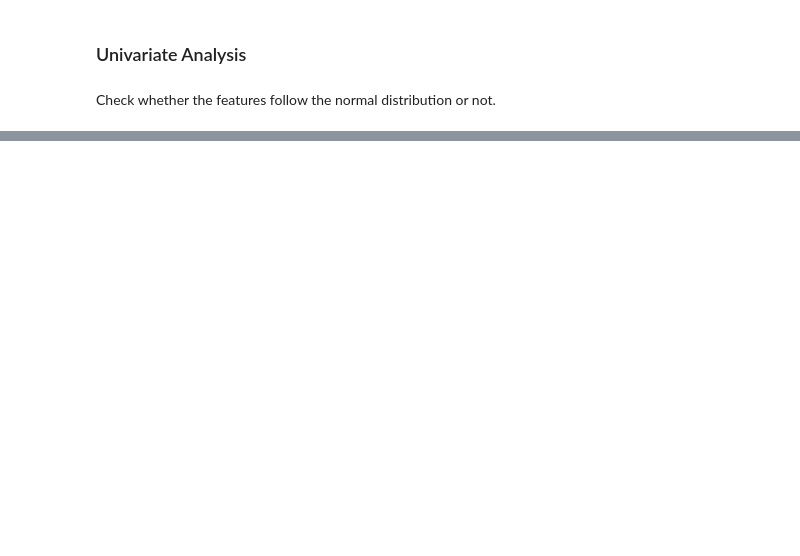
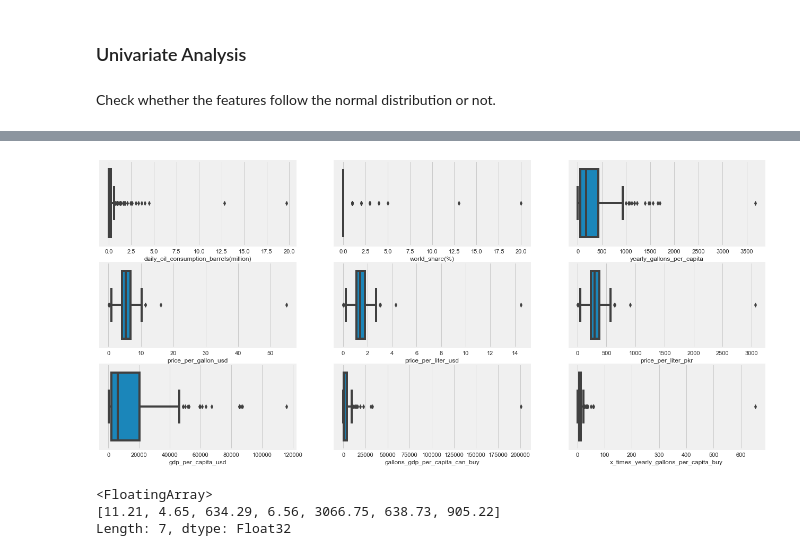
Before and after one commit to RaofaizanAPSACS/PetrolGasPricesWorldWide_EDA, a Jupyter notebook: source.ipynb, the cells around one changed output, grey strips where cells are left out. Cells and saved outputs as stored; diff of their text form; code cells hidden in the pictures; blank space fills up the shorter version.

```diff
--- a/source.ipynb
+++ b/source.ipynb
@@ -210,0 +214,7 @@ for i, col in enumerate(df_cleaned.columns):
+# %%
+# checking outliers using the boxplot
+fig, axes = plt.subplots(nrows=3, ncols=3, figsize=(20,10))
+for i, col in enumerate(df_cleaned.columns):
+    sns.boxplot(df_cleaned[col],ax=axes[i//3,i%3])
+# %% [output]
+[figure, added]
@@ -210,0 +233,7 @@ for i, col in enumerate(df_cleaned.columns):
+# %%
+# outliers in the price per liter pkr column of the dataset
+findOutliers(df_cleaned["price_per_liter_pkr"].values)
+# %% [output]
+<FloatingArray>
+[11.21, 4.65, 634.29, 6.56, 3066.75, 638.73, 905.22]
+Length: 7, dtype: Float32
```
Also changed, not shown: parts of 5 cells of this notebook.
